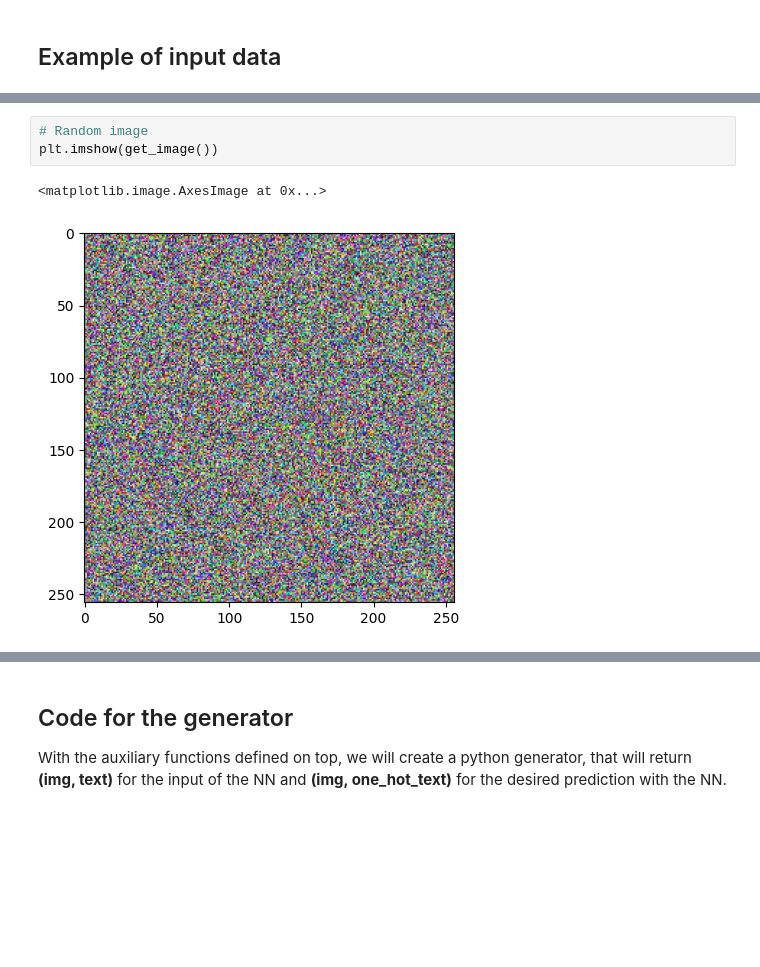
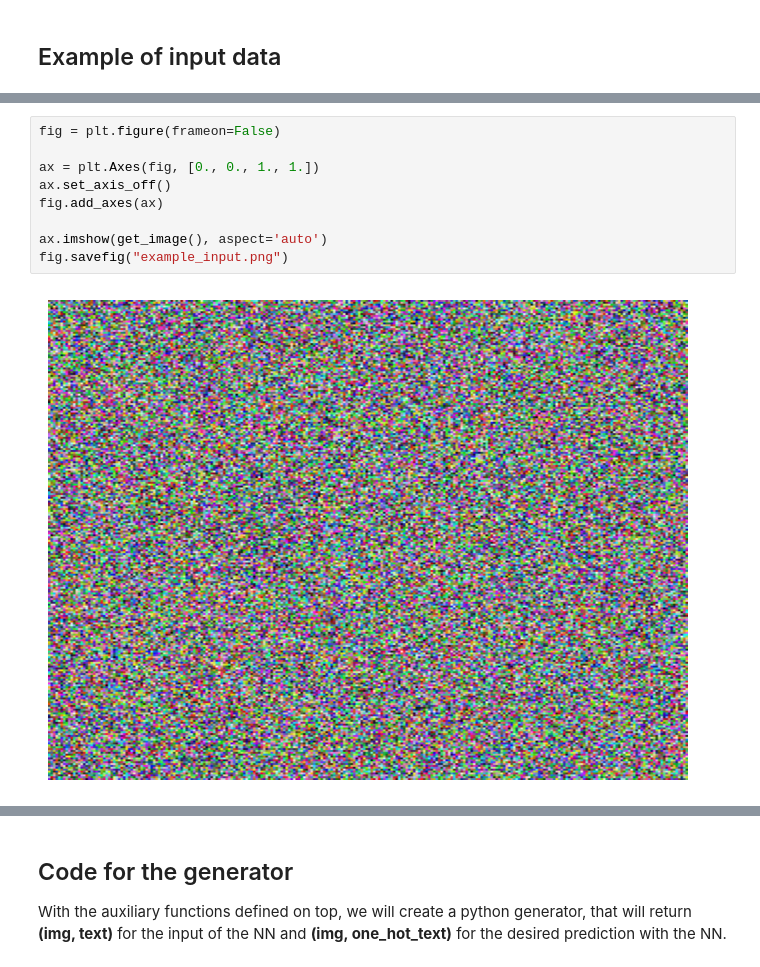
Before and after one commit to Tiranex/Applied-Neural-Networks, a Jupyter notebook: Cryptography_NN/Cryptographic_Transfer.ipynb, the cells around one changed output, grey strips where cells are left out. Saved outputs shown, nothing was run; the diff lists cells and outputs as text; blank space fills up the shorter version.

Commit message:
Updated Presentation and Added Images

```diff
--- a/Cryptography_NN/Cryptographic_Transfer.ipynb
+++ b/Cryptography_NN/Cryptographic_Transfer.ipynb
@@ -106,6 +107,11 @@ Ascii:  [163 212 202  40  17  63   9 203  66  65 228 211  26  68  69 166  34 165
-# %%
-# Random image
-plt.imshow(get_image())
-# %% [output]
-<matplotlib.image.AxesImage at 0x...>
-[figure, removed]
+# %%
+fig = plt.figure(frameon=False)
+
+ax = plt.Axes(fig, [0., 0., 1., 1.])
+ax.set_axis_off()
+fig.add_axes(ax)
+
+ax.imshow(get_image(), aspect='auto')
+fig.savefig("example_input.png")
+# %% [output]
+[figure, added]
```
Also changed, not shown: parts of 3 cells of this notebook, 35 other files.
